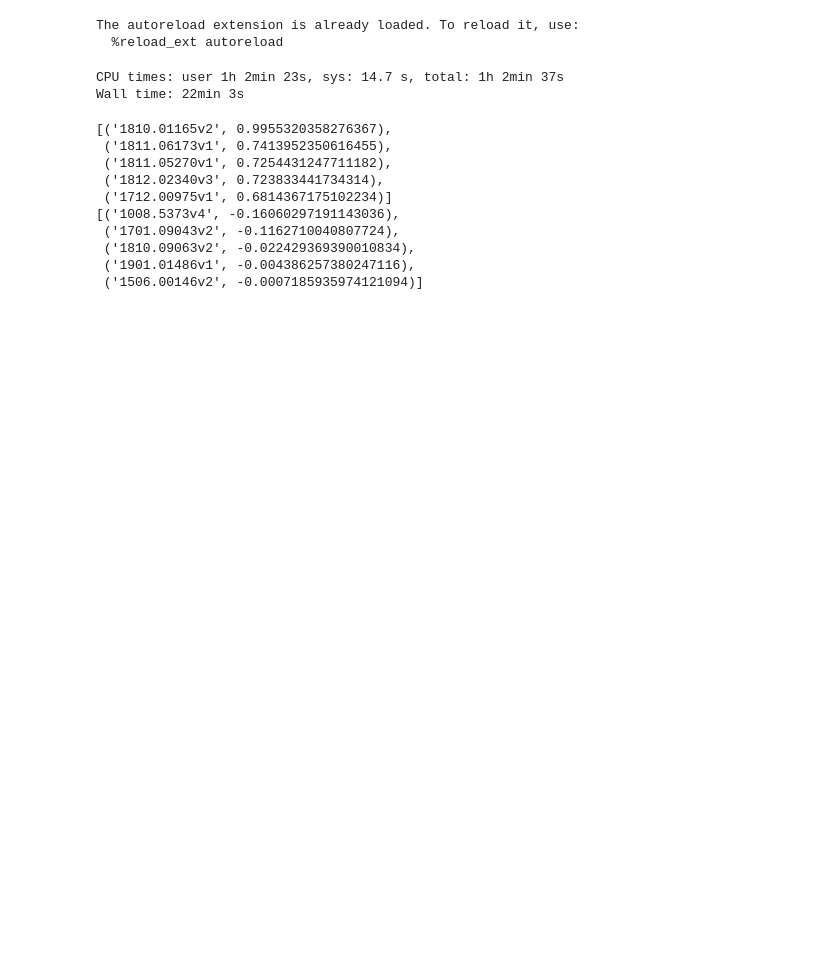
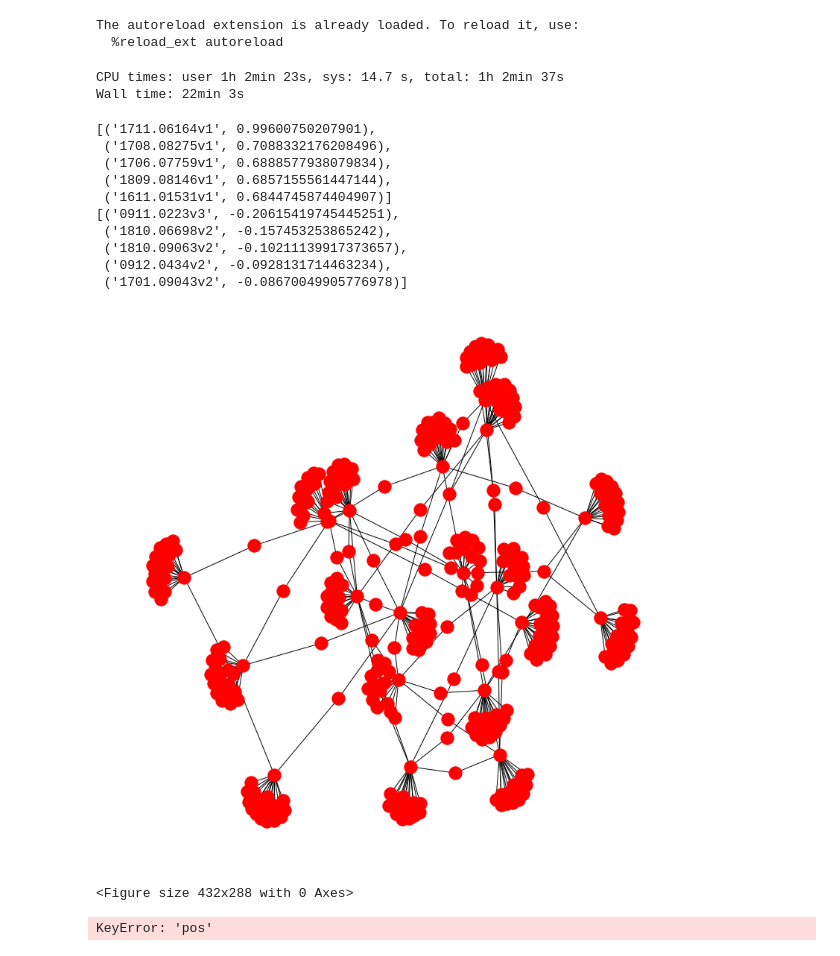
Before and after one commit to markusskagemo/arxiv-topic-graph, a Jupyter notebook: arxiv-topic-graph/concept_extraction.ipynb, the cells around one changed output. Cells and saved outputs as stored; diff of their text form; code cells hidden in the pictures; blank space fills up the shorter version.

Commit message:
graph testing, exporting to js fw later

```diff
--- a/arxiv-topic-graph/concept_extraction.ipynb
+++ b/arxiv-topic-graph/concept_extraction.ipynb
@@ -44,23 +44,60 @@ model.build_vocab(train_corpus)
 # %% [output]
 CPU times: user 1h 2min 23s, sys: 14.7 s, total: 1h 2min 37s
 Wall time: 22min 3s
-# %%
-from pprint import pprint
-
-ivec = model.infer_vector(doc_words=train_corpus[20].words)
-#pprint(model.wv.most_similar(positive=[ivec], topn=5))
-sims = model.docvecs.most_similar([ivec], topn=len(model.docvecs))
+# %%
+import networkx as nx
+import matplotlib.pyplot as plt
+from pprint import pprint
+from tqdm import tqdm
+
+G = nx.Graph()
+
+#for i in tqdm(range(len(model.docvecs))):
+for i in range(0, len(model.docvecs), 100):
+    ivec = model.infer_vector(doc_words=train_corpus[i].words)
+    sims = model.docvecs.most_similar([ivec], topn=len(model.docvecs))
+
+    this_node = sims[0][0]
+    for j in range(1, len(sims), 100):
+        G.add_edge(this_node, sims[j][0], attr_dict={'distance': (1-sims[j][1])})
 # %%
 pprint(sims[:5])
 pprint(sims[:-6:-1])
 # %% [output]
-[('1810.01165v2', 0.9955320358276367),
- ('1811.06173v1', 0.7413952350616455),
- ('1811.05270v1', 0.7254431247711182),
- ('1812.02340v3', 0.723833441734314),
- ('1712.00975v1', 0.6814367175102234)]
-[('1008.5373v4', -0.16060297191143036),
- ('1701.09043v2', -0.1162710040807724),
- ('1810.09063v2', -0.022429369390010834),
- ('1901.01486v1', -0.004386257380247116),
- ('1506.00146v2', -0.0007185935974121094)]
+[('1711.06164v1', 0.99600750207901),
+ ('1708.08275v1', 0.7088332176208496),
+ ('1706.07759v1', 0.6888577938079834),
+ ('1809.08146v1', 0.6857155561447144),
+ ('1611.01531v1', 0.6844745874404907)]
+[('0911.0223v3', -0.20615419745445251),
+ ('1810.06698v2', -0.157453253865242),
+ ('1810.09063v2', -0.10211139917373657),
+ ('0912.0434v2', -0.0928131714463234),
+ ('1701.09043v2', -0.08670049905776978)]
+# %%
+plt.figure(figsize=(10, 10))
+nx.draw(G)
+plt.show()
+plt.savefig('graph_smallsample.png')
+# %% [output]
+[figure, added]
+<Figure size 432x288 with 0 Axes>
+# %%
+'''https://plot.ly/python/network-graphs/#create-network-graph'''
+import plotly.plotly as py
+import plotly.graph_objs as go
+
+edge_trace = go.Scatter(
+    x=[],
+    y=[],
+    line=dict(width=0.5,color='#888'),
+    hoverinfo='none',
+    mode='lines')
+
+for edge in G.edges():
+    x0, y0 = G.node[edge[0]]['pos']
+    x1, y1 = G.node[edge[1]]['pos']
+    edge_trace['x'] += tuple([x0, x1, None])
+    edge_trace['y'] += tuple([y0, y1, None])
+# %% [output]
+KeyError: 'pos'
```
Also changed, not shown: parts of 1 cell of this notebook, 4 other files.
